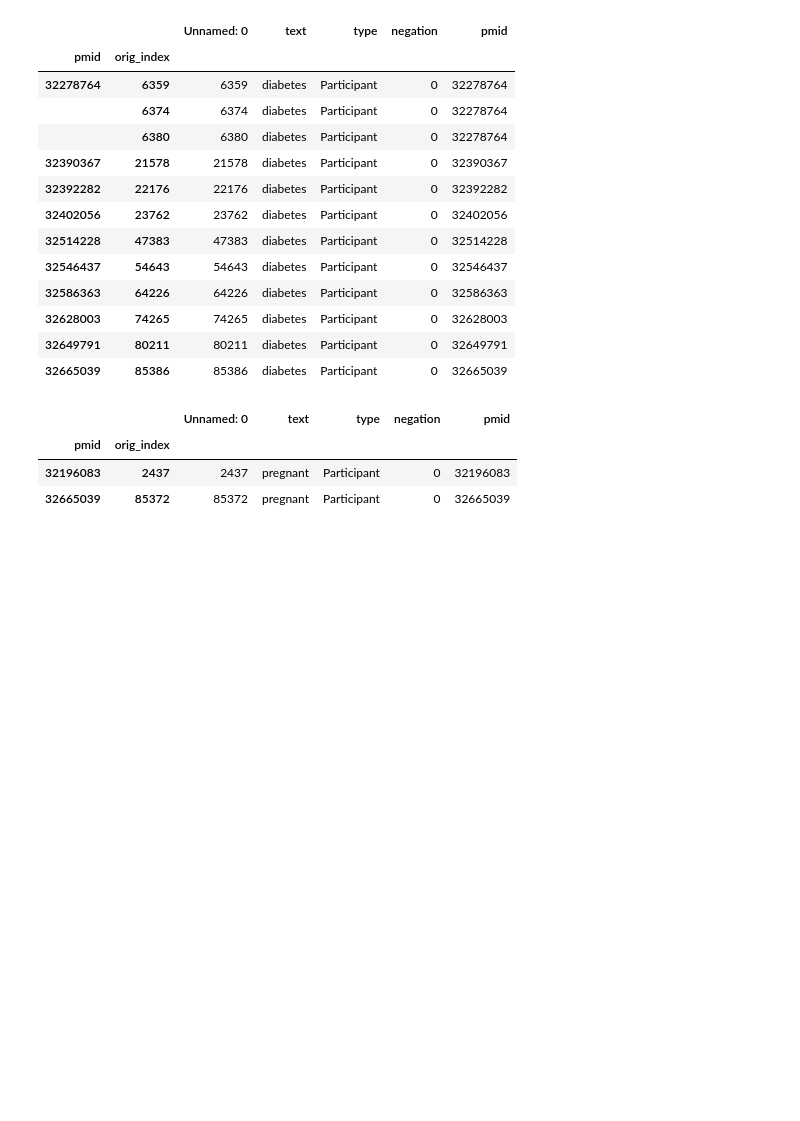
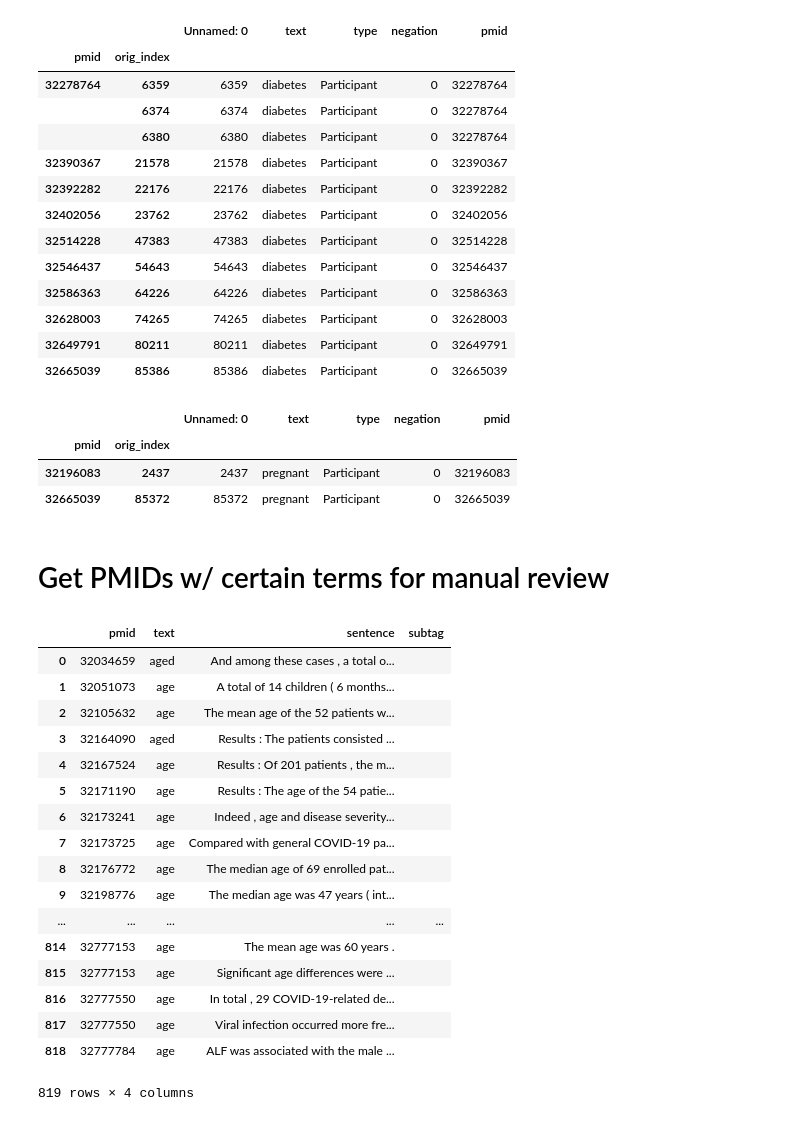
Before and after one commit to dr-haoliu/PICOElementMapProject, a Jupyter notebook: LitCovidTreatmentExploratoryAnalysis.ipynb, the cells around one changed output. Cells and saved outputs as stored; diff of their text form; code cells hidden in the pictures; blank space fills up the shorter version.

```diff
--- a/LitCovidTreatmentExploratoryAnalysis.ipynb
+++ b/LitCovidTreatmentExploratoryAnalysis.ipynb
@@ -176,4 +176,4 @@ def get_pmids_with_entities(df, ents):
 
     return temp_df, temp_df.pmid.unique()
 
-temp, temp_pmids = get_pmids_with_entities(ent_df, [(["severe", "critical"], "Participant")])
+temp, temp_pmids = get_pmids_with_entities(ent_df, [(["age", "aged"], "Participant")])
@@ -261,3 +236,47 @@ hcq_ent_df[(hcq_ent_df.text == "pregnant") & (hcq_ent_df.type == "Participant")]
 | pmid | orig_index |  |  |  |  |  |
 | 32196083 | 2437 | 2437 | pregnant | Participant | 0 | 32196083 |
 | 32665039 | 85372 | 85372 | pregnant | Participant | 0 | 32665039 |
+# %% [markdown]
+# Get PMIDs w/ certain terms for manual review
+# %%
+ent_data_df  = pd.read_csv("Litcovid_treatment_ents.csv")
+def get_manual_review_csvs(df, ents):
+    temp, temp_pmids = get_pmids_with_entities(df, ents)
+    temp.drop(["type", "negation"], axis=1, inplace=True)
+    temp["subtag"] = ""
+    temp.reset_index(inplace=True)
+    temp.drop(["Unnamed: 0", "section", "index"], axis=1, inplace=True)
+    temp = temp[["pmid", "text", "sentence", "subtag"]]
+
+    term = ents[0][0][0]
+    jane_pmids = int(round(temp.shape[0])/30)
+    temp.iloc[:jane_pmids].to_csv("Severe_PMIDs/jane_{}_pmids.csv".format(term))
+    temp.iloc[jane_pmids:jane_pmids*2].to_csv("Severe_PMIDs/hao_{}_pmids.csv".format(term))
+    temp.iloc[jane_pmids*2:jane_pmids*3].to_csv("Severe_PMIDs/fengyang_{}_pmids.csv".format(term))
+
+    return temp
+term_df = get_manual_review_csvs(ent_data_df, [(["age", "aged"], "Participant")])
+# %%
+jane_pmids = int(round(term_df.shape[0])/30)
+severe_pmids_df.iloc[:jane_pmids].to_csv("jane_age_pmids.csv")
+severe_pmids_df.iloc[jane_pmids:jane_pmids*2].to_csv("hao_age_pmids.csv")
+severe_pmids_df.iloc[jane_pmids*2:jane_pmids*2*3].to_csv("fengyang_age_pmids.csv")
+# %% [output]
+|  | pmid | text | sentence | subtag |
+| 0 | 32034659 | aged | And among these cases , a total o... |  |
+| 1 | 32051073 | age | A total of 14 children ( 6 months... |  |
+| 2 | 32105632 | age | The mean age of the 52 patients w... |  |
+| 3 | 32164090 | aged | Results : The patients consisted ... |  |
+| 4 | 32167524 | age | Results : Of 201 patients , the m... |  |
+| 5 | 32171190 | age | Results : The age of the 54 patie... |  |
+| 6 | 32173241 | age | Indeed , age and disease severity... |  |
+| 7 | 32173725 | age | Compared with general COVID-19 pa... |  |
+| 8 | 32176772 | age | The median age of 69 enrolled pat... |  |
+| 9 | 32198776 | age | The median age was 47 years ( int... |  |
+| ... | ... | ... | ... | ... |
+| 814 | 32777153 | age | The mean age was 60 years . |  |
+| 815 | 32777153 | age | Significant age differences were ... |  |
+| 816 | 32777550 | age | In total , 29 COVID-19-related de... |  |
+| 817 | 32777550 | age | Viral infection occurred more fre... |  |
+| 818 | 32777784 | age | ALF was associated with the male ... |  |
+819 rows × 4 columns
```
Also changed, not shown: parts of 5 cells of this notebook, 7 other files.
